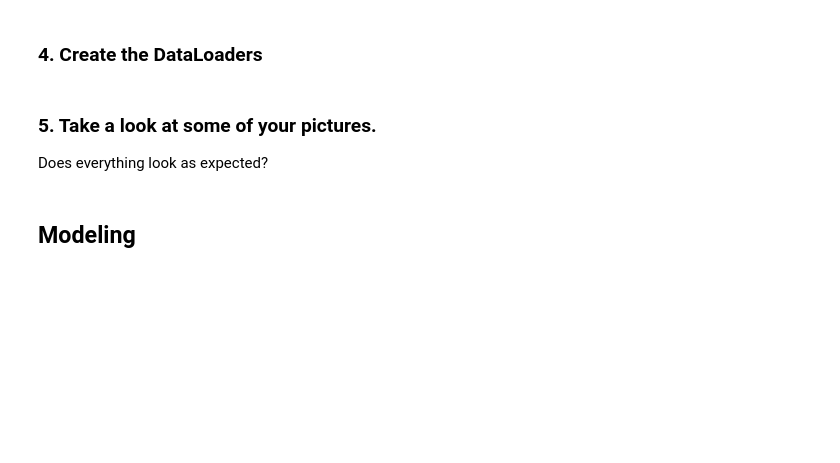
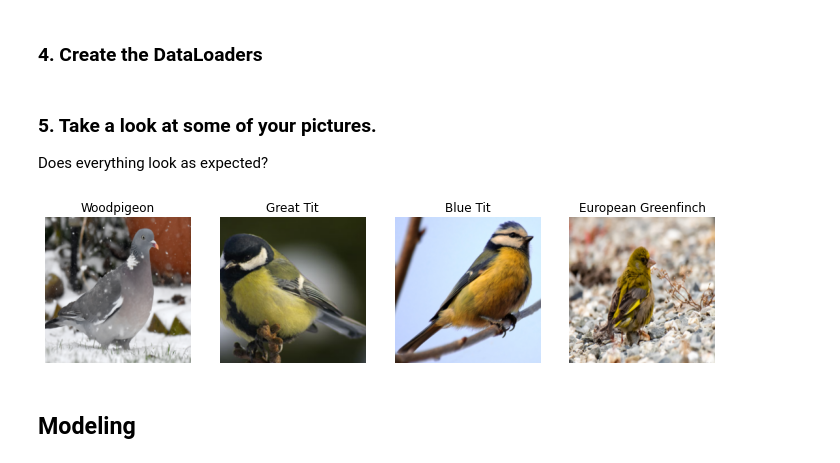
Before and after one commit to pds2021/a5-bene401, a Jupyter notebook: Assignment_5.ipynb, the cells around one changed output. Cells and saved outputs as stored; diff of their text form; code cells hidden in the pictures; blank space fills up the shorter version.

```diff
--- a/Assignment_5.ipynb
+++ b/Assignment_5.ipynb
@@ -160,21 +160,26 @@ For this, you need to think of:
 Use `RandomResizedCrop` for `item_tfms`with an image size of 224 px, and the appropriate `aug_transforms` as `batch_tfms`.
 # %%
 # Write your code here
-bears = DataBlock(
+birds_block = DataBlock(
     blocks=(ImageBlock, CategoryBlock),
     get_items=get_image_files,
     splitter=RandomSplitter(valid_pct=0.2, seed=42),
     get_y=parent_label,
-    item_tfms=Resize(128))
+    item_tfms=RandomResizedCrop(224),
+    batch_tfms=aug_transforms())
 # %% [markdown]
 ### 4. Create the DataLoaders
 # %%
 # Write your code here
+dls = birds_block.dataloaders(path)
 # %% [markdown]
 ### 5. Take a look at some of your pictures.
 Does everything look as expected?
 # %%
 # Write your code here
+dls.valid.show_batch(max_n=4, nrows=1)
+# %% [output]
+[figure, added]
 # %% [markdown]
 ## Modeling
 # %% [markdown]
```
